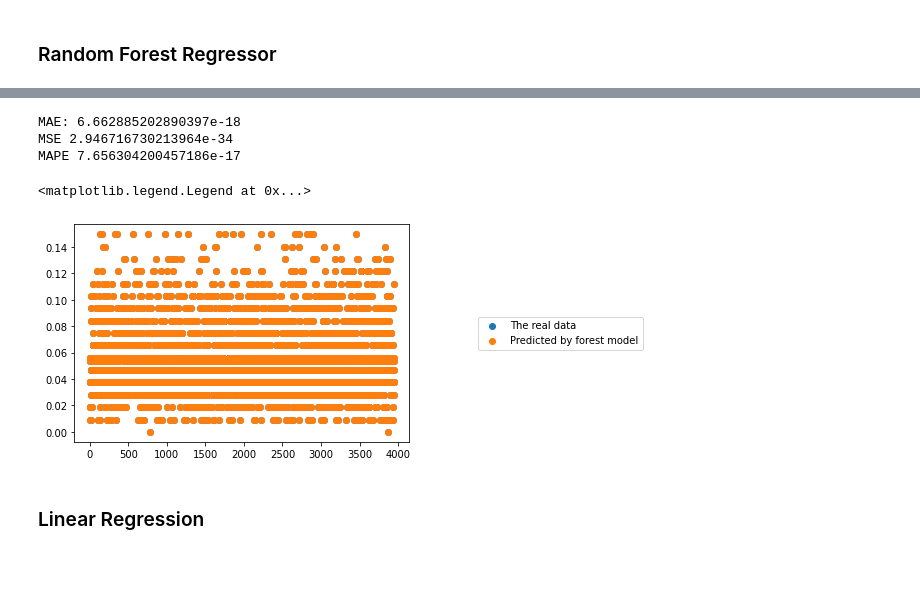
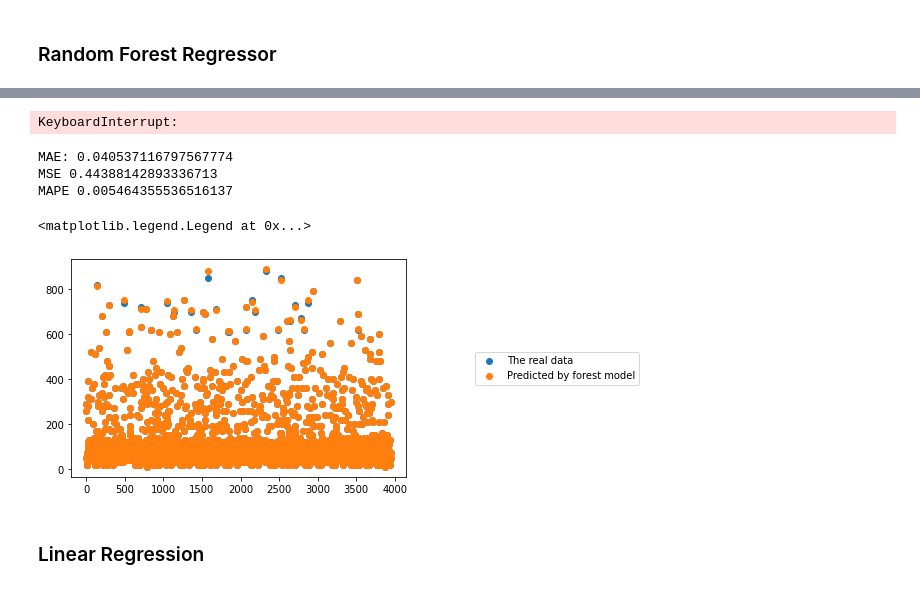
Before and after one commit to Nemat-Allah-Aloush/Multivariate_Data_Analysis, a Jupyter notebook: lab_02.ipynb, the cells around one changed output, grey strips where cells are left out. Drawn from its saved outputs; the diff is of its cells as text; code cells hidden in the pictures.

```diff
--- a/lab_02.ipynb
+++ b/lab_02.ipynb
@@ -44,7 +35,7 @@ df_sample_colomn_energydata = pd.DataFrame(sample_energydata)
 # %% [markdown]
 ## Step 01 : Non-parametric estimation of PDF in form of histogram and using kernel density function
 # %%
-fig, axs = plt.subplots(len(df_sample_colomn_energydata.columns[1:])//5,5, figsize=(20, 5))
+fig, axs = plt.subplots(len(df_sample_colomn_energydata.columns[1:])//7,7, figsize=(20, 5))
 i=1
 for ax in axs.ravel():
     col=df_sample_colomn_energydata[df_sample_colomn_energydata.columns[i]].to_numpy()
@@ -253,3 +323,11 @@ x_trainOrg, x_testOrg, y_trainOrg, y_testOrg = train_test_split(dataPred, dataTa
+# %%
+##### Data with no preprocessing
+# feature selection
+dataTargetOrg = df_sample_colomn_energydata2[['Appliances']]
+dataPredOrg = df_sample_colomn_energydata2.drop('Appliances',axis=1)
+dataPredOrg = df_sample_colomn_energydata2.drop('lights',axis=1)
+# Data splitting
+x_trainOrg, x_testOrg, y_trainOrg, y_testOrg = train_test_split(dataPredOrg, dataTargetOrg, test_size=0.2, random_state=0)
 # %% [markdown]
 ## Step 6 : Building model
 # %%
@@ -260,30 +363,49 @@ def mean_absolute_percentage_error(y_true, y_pred):
+# %%
+model_RFR_Pre= RandomForestRegressor(n_estimators=20, criterion='absolute_error')
+model_RFR_Pre.fit(x_train, y_train)
+y_pred_forest = model_RFR_Pre.predict(x_test)
+mae_RFR_Pre = mean_absolute_error(y_test, y_pred_forest)
+mse_RFR_Pre = mean_squared_error(y_test, y_pred_forest)
+mape_RFR_Pre = mean_absolute_percentage_error(y_test, y_pred_forest)
+print('MAE:', mae_RFR_Pre)
+print('MSE',mse_RFR_Pre)
+print('MAPE',mape_RFR_Pre)
+#graph of real and predicted values
+x = []
+for i in range(len(y_test)):
+    x.append(i)
+plt.scatter(x, y_test, label = u'The real data')
+plt.scatter(x,y_pred_forest, label = u'Predicted by forest model')
+plt.legend(loc="center right",borderaxespad=0.1, bbox_to_anchor=(1.7, 0.5))
+# %% [output]
+KeyboardInterrupt:
 # %%
-model = RandomForestRegressor(n_estimators=20, criterion='mae')
-model.fit(x_train, y_train)
-pred = model.predict(x_test)
+model = RandomForestRegressor(n_estimators=5, criterion='absolute_error')
+model.fit(x_trainOrg, y_trainOrg)
+y_pred_forest = model.predict(x_testOrg)
-# %%
-mae = mean_absolute_error(y_test, pred)
-mse = mean_squared_error(y_test, pred)
-mape = mean_absolute_percentage_error(y_test, pred)
-print('MAE:', mae)
-print('MSE',mse)
-print('MAPE',mape)
-# %% [output]
-MAE: 6.662885202890397e-18
-MSE 2.946716730213964e-34
-MAPE 7.656304200457186e-17
+# %%
+mae_RFR = mean_absolute_error(y_testOrg, y_pred_forest)
+mse_RFR = mean_squared_error(y_testOrg, y_pred_forest)
+mape_RFR = mean_absolute_percentage_error(y_testOrg, y_pred_forest)
+print('MAE:', mae_RFR)
+print('MSE',mse_RFR)
+print('MAPE',mape_RFR)
+# %% [output]
+MAE: 0.040537116797567774
+MSE 0.44388142893336713
+MAPE 0.005464355536516137
 # %%
 #graph of real and predicted values
 x = []
-for i in range(len(y_test)):
+for i in range(len(y_testOrg)):
     x.append(i)
-plt.scatter(x, y_test, label = u'The real data')
+plt.scatter(x, y_testOrg, label = u'The real data')
 #plt.scatter(x, y_pred_linear, label = u'Predicted by the linear model')
-plt.scatter(x,pred, label = u'Predicted by forest model')
+plt.scatter(x,y_pred_forest, label = u'Predicted by forest model')
 plt.legend(loc="center right",borderaxespad=0.1, bbox_to_anchor=(1.7, 0.5))
 # %% [output]
 <matplotlib.legend.Legend at 0x...>
-[figure, old version]
+[figure, new version]
 # %% [markdown]
 ### Linear Regression
 # %%
```
Also changed, not shown: parts of 34 cells of this notebook.
